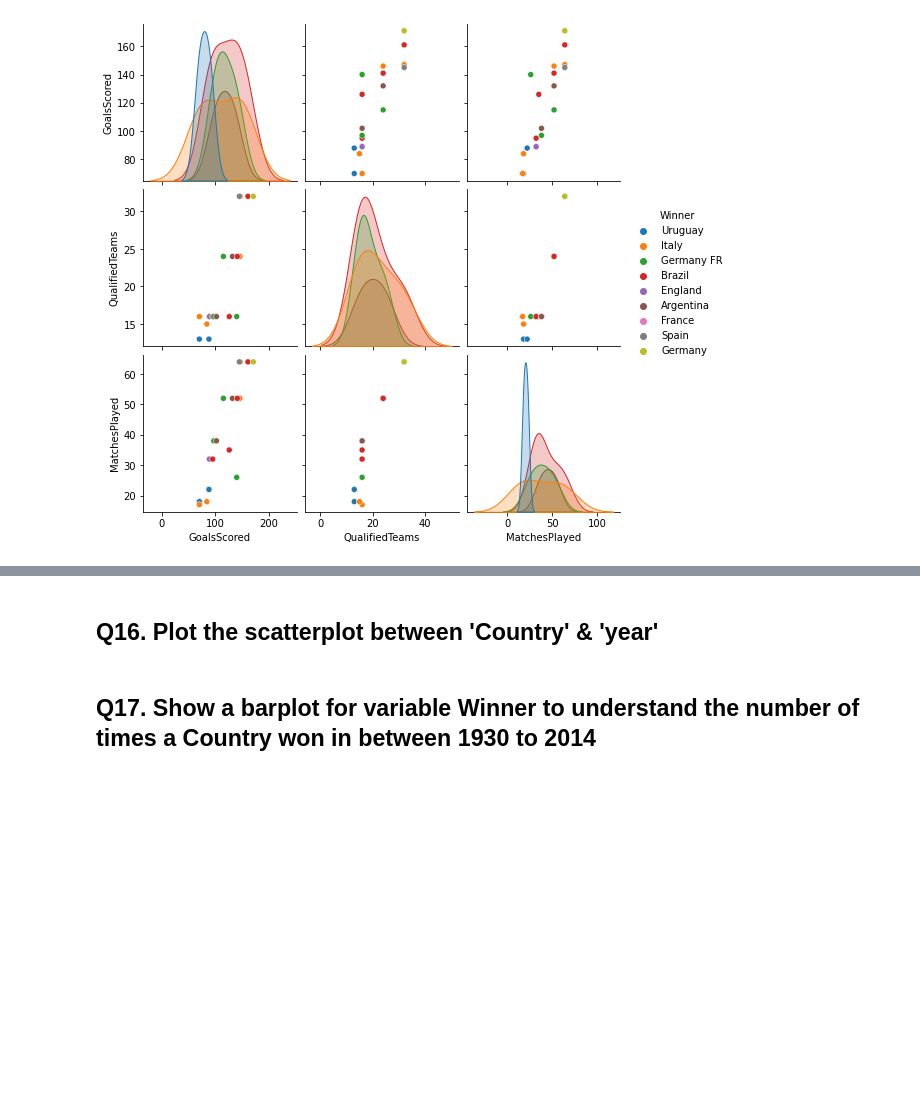
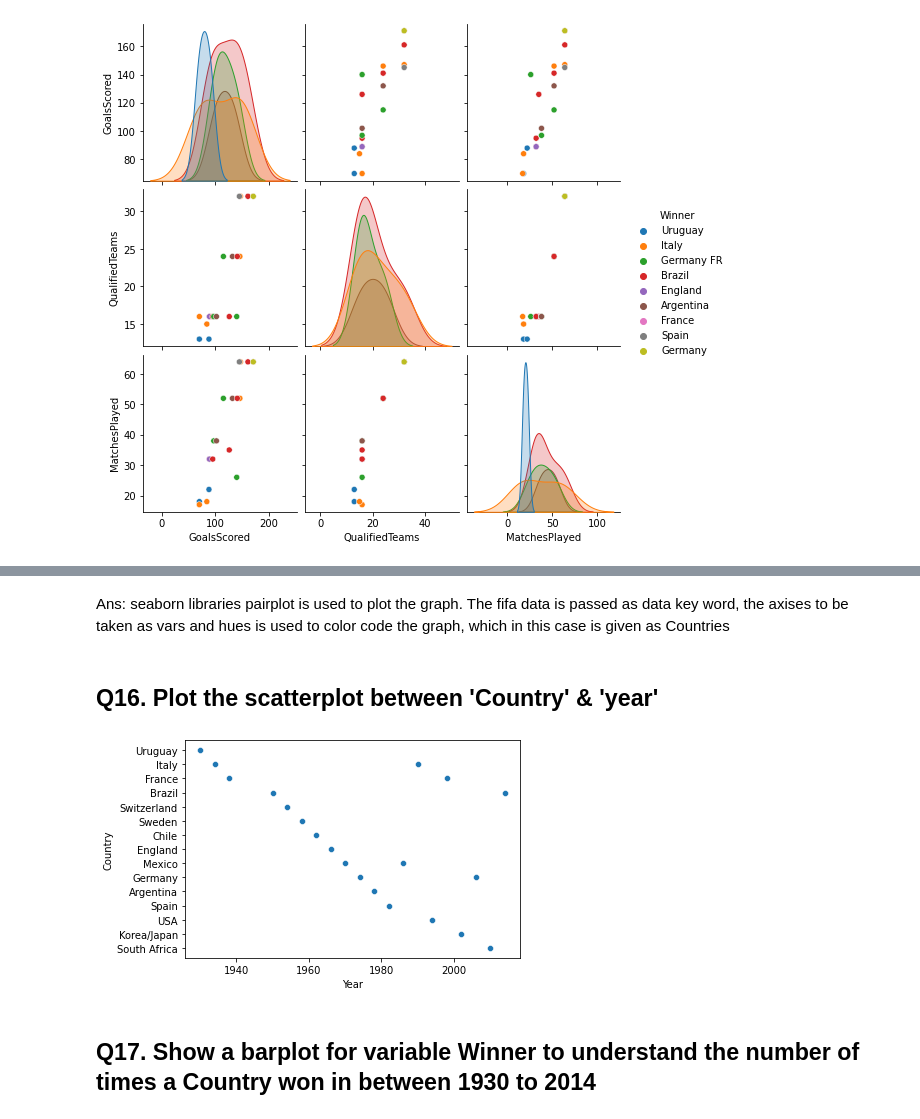
Before and after one commit to Hari437/GreatLearning, a Jupyter notebook: 1-Foundation-Data-Science/practiceProject/MIT_Practice Project_FIFA_Student Copy.ipynb, the cells around one changed output, grey strips where cells are left out. Drawn from its saved outputs; the diff is of its cells as text; code cells hidden in the pictures; blank space fills up the shorter version.

```diff
--- a/1-Foundation-Data-Science/practiceProject/MIT_Practice Project_FIFA_Student Copy.ipynb
+++ b/1-Foundation-Data-Science/practiceProject/MIT_Practice Project_FIFA_Student Copy.ipynb
@@ -357,3 +387,6 @@ plt.show()
+# %% [markdown]
+Ans:
+seaborn libraries pairplot is used to plot the graph. The fifa data is passed as data key word, the axises to be taken as vars and hues is used to color code the graph, which in this case is given as Countries
 # %% [markdown]
 ## Q16. Plot the scatterplot between 'Country' & 'year'
 # %%
@@ -361,6 +394,10 @@ sns.___________(data = ____, x= "Year", y = "Country")
 plt.show()
 # %%
 # copy the above code here, remove _____ & write the approrpiate function name
+sns.scatterplot(data = fifa, x= "Year", y = "Country")
+plt.show()
+# %% [output]
+[figure, added]
 # %% [markdown]
 ## Q17. Show a barplot for variable Winner to understand the number of times a Country won in between 1930 to 2014
 # %%
```
Also changed, not shown: parts of 19 cells of this notebook, 12 other files.
